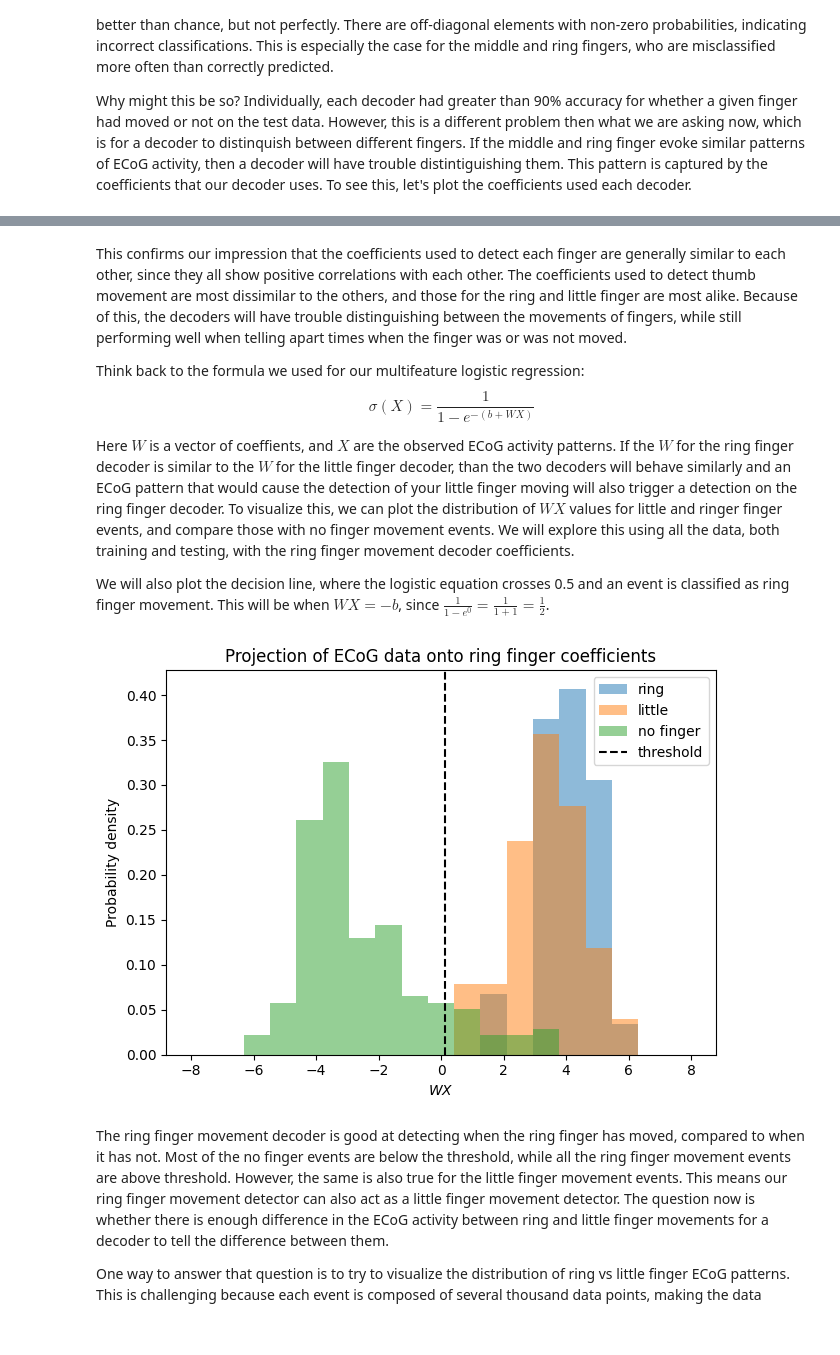
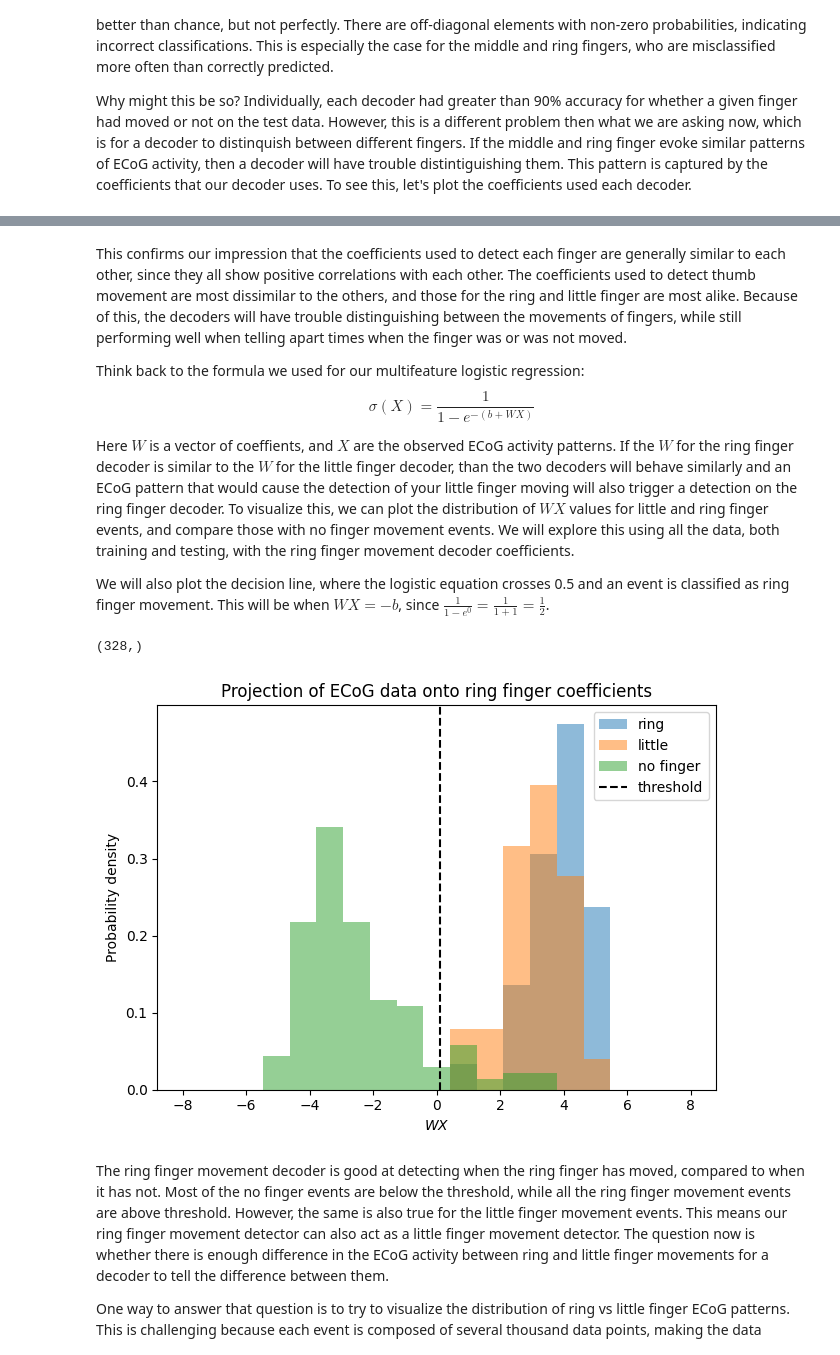
Before and after one commit to dbheadley/DecodingTheBrain, a Jupyter notebook: Week8/notes.ipynb, the cells around one changed output, grey strips where cells are left out. Cells and saved outputs as stored; diff of their text form; code cells hidden in the pictures.

```diff
--- a/Week8/notes.ipynb
+++ b/Week8/notes.ipynb
@@ -118,16 +101,0 @@ Fantastic performance, but that is not surprising for the training dataset. But
-# %%
-# test each model on the test set
-for finger in finger_names:
-    # get test set for this finger
-    finger_ind = finger_names.index(finger)+1
-    flex_feats_te_sub = flex_feats_te[(flex_lbls_te==finger_ind) | (flex_lbls_te==0)] # use all 0 trials
-    flex_lbls_te_sub = flex_lbls_te[(flex_lbls_te==finger_ind) | (flex_lbls_te==0)]
-
-    # convert labels to binary
-    flex_lbls_te_sub = flex_lbls_te_sub==finger_ind
-
-    # get test score
-    score = balanced_accuracy_score(flex_lbls_te_sub, lr_single[finger].predict(flex_feats_te_sub))
-
-    # print results
-    print('Finger: {}, test score: {:.0f}%'.format(finger, score*100))
@@ -144 +108,17 @@ Let's now attemp to pool our decoders together to try to determine which if a fi
+# %%
+# pool together all data
+feats_all = np.concatenate([feats[finger] for finger in finger_names], axis=0)
+lbls_all = np.concatenate([lbls[finger]*(i+1) for i,finger in enumerate(finger_names)], axis=0)
+
+# extract those samples used for testing
+idx_offset = 0
+idx_test = []
+for finger in finger_names:
+    idx_test.append(idx_offset + lr_sgl[finger].test_idxs) # add offset to get global index
+    idx_offset += len(lbls[finger]) # update offset
+idx_test = np.concatenate(idx_test, axis=0)
+
+# extract those samples used for training
+feats_test = feats_all[idx_test]
+lbls_test = lbls_all[idx_test]
 # %%
@@ -184,10 +177,10 @@ Notice that the total probability for each row is 1, meaning that the values rep
 Why might this be so? Individually, each decoder had greater than 90% accuracy for whether a given finger had moved or not on the test data. However, this is a different problem then what we are asking now, which is for a decoder to distinquish between different fingers. If the middle and ring finger evoke similar patterns of ECoG activity, then a decoder will have trouble distintiguishing them. This pattern is captured by the coefficients that our decoder uses. To see this, let's plot the coefficients used each decoder.
 # %%
 # Get the coefficients from each decoder
-coefs_nv = np.zeros((len(finger_names), flex_feats_te.shape[1]))
+coefs_nv = np.zeros((len(finger_names), feats_all.shape[1]))
 
 for ind, finger in enumerate(finger_names):
-    coefs_nv[ind,:] = lr_single[finger].get_coefs()
+    coefs_nv[ind,:] = lr_sgl[finger].get_coefs()
 
 # plot coefficients
 fig, axs = plt.subplots(1, len(finger_names), figsize=(10,4))
@@ -196,6 +189,7 @@ for ind, finger in enumerate(finger_names):
     axs[ind].set_title(finger)
     axs[ind].set_xticks([])
     axs[ind].set_yticks([])
+    axs[ind].invert_yaxis()
 fig.suptitle('Coefficients for each finger decoder')
 fig.supxlabel('Frequency')
 fig.supylabel('Channel')
@@ -226,35 +220,39 @@ This confirms our impression that the coefficients used to detect each finger ar
 Think back to the formula we used for our multifeature logistic regression:
 $$ \sigma(X)=\frac{1}{1-e^{-(b+WX)}} $$
 
-Here $W$ is a vector of coeffients, and $X$ are the observed ECoG activity patterns. If the $W$ for the ring finger decoder is similar to the $W$ for the little finger decoder, than the two decoders will behave similarly and an ECoG pattern that would cause the detection of your little finger moving will also trigger a detection on the ring finger decoder. To visualize this, we can plot the distribution of $WX$ values for little and ringer finger events, and compare those with no finger movement events. We will explore this using all the data, both training and testing, with the ring finger movement decoder coefficients.
+Here $W$ is a vector of coeffients, and $X$ are the observed ECoG activity patterns. If the $W$ for the ring finger decoder is similar to the $W$ for the little finger decoder, than the two decoders will behave similarly and an ECoG pattern that would cause the detection of your little finger moving will also trigger a detection on the ring finger decoder. To visualize this, we can plot the distribution of $WX$ values for little and ring finger events, and compare those with no finger movement events. We will explore this using all the data, both training and testing, with the ring finger movement decoder coefficients.
 
 We will also plot the decision line, where the logistic equation crosses 0.5 and an event is classified as ring finger movement. This will be when $WX=-b$, since $\frac{1}{1-e^0}=\frac{1}{1+1}=\frac{1}{2}$.
+# %%
+(lbls_all.squeeze()).shape
+# %% [output]
+(328,)
 # %%
 # get finger indices and model parameters for ring finger decoder
 ring_ind = finger_names.index('ring')
 little_ind = finger_names.index('little')
 ring_coefs = coefs_nv[ring_ind,:]
-ring_intercept = lr_single['ring'].get_intercept()
+ring_intercept = lr_sgl['ring'].get_intercept()
 
 # calculate the projection of the data onto the ring finger coefficients
-r_r_vals = flex_feats_all[flex_lbls_all==ring_ind+1,:].dot(ring_coefs)
-l_r_vals = flex_feats_all[flex_lbls_all==little_ind+1,:].dot(ring_coefs)
-n_r_vals = flex_feats_all[flex_lbls_all==0,:].dot(ring_coefs)
+r_r_vals = feats_all[lbls_all.squeeze()==ring_ind+1,:].dot(ring_coefs)
+l_r_vals = feats_all[lbls_all.squeeze()==little_ind+1,:].dot(ring_coefs)
+n_r_vals = feats_all[lbls_all.squeeze()==0,:].dot(ring_coefs)
 
 # plot the projection of the data onto the ring finger coefficients
 fig, ax = plt.subplots()
 bins = np.linspace(-8,8,20)
 ax.hist(r_r_vals, bins=bins, alpha=0.5, label='ring', density=True)
 ax.hist(l_r_vals, bins=bins, alpha=0.5, label='little', density=True)
 ax.hist(n_r_vals, bins=bins, alpha=0.5, label='no finger', density=True)
 ax.axvline(-ring_intercept, color='k', linestyle='--', label='threshold')
 ax.set_xlabel('$WX$')
 ax.set_ylabel('Probability density')
 ax.set_title('Projection of ECoG data onto ring finger coefficients')
 ax.legend()
 fig.tight_layout()
 # %% [output]
-[figure, old version]
+[figure, new version]
 # %% [markdown]
 The ring finger movement decoder is good at detecting when the ring finger has moved, compared to when it has not. Most of the no finger events are below the threshold, while all the ring finger movement events are above threshold. However, the same is also true for the little finger movement events. This means our ring finger movement detector can also act as a little finger movement detector. The question now is whether there is enough difference in the ECoG activity between ring and little finger movements for a decoder to tell the difference between them.
 
```
Also changed, not shown: parts of 28 cells of this notebook, 1 other file.
